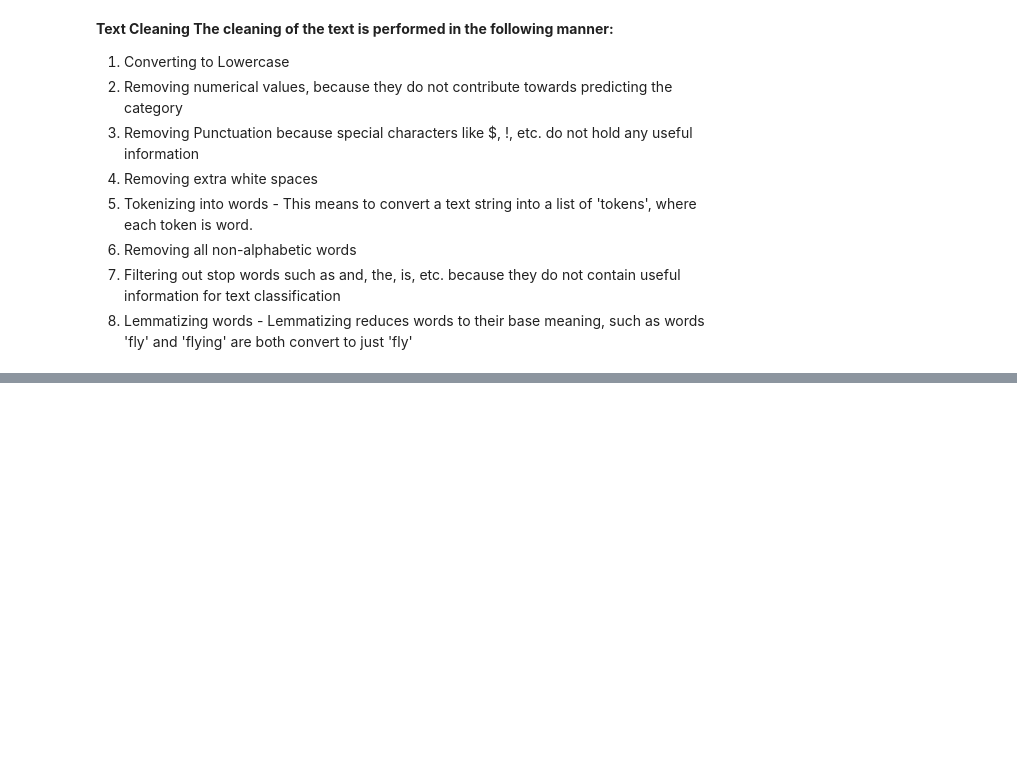
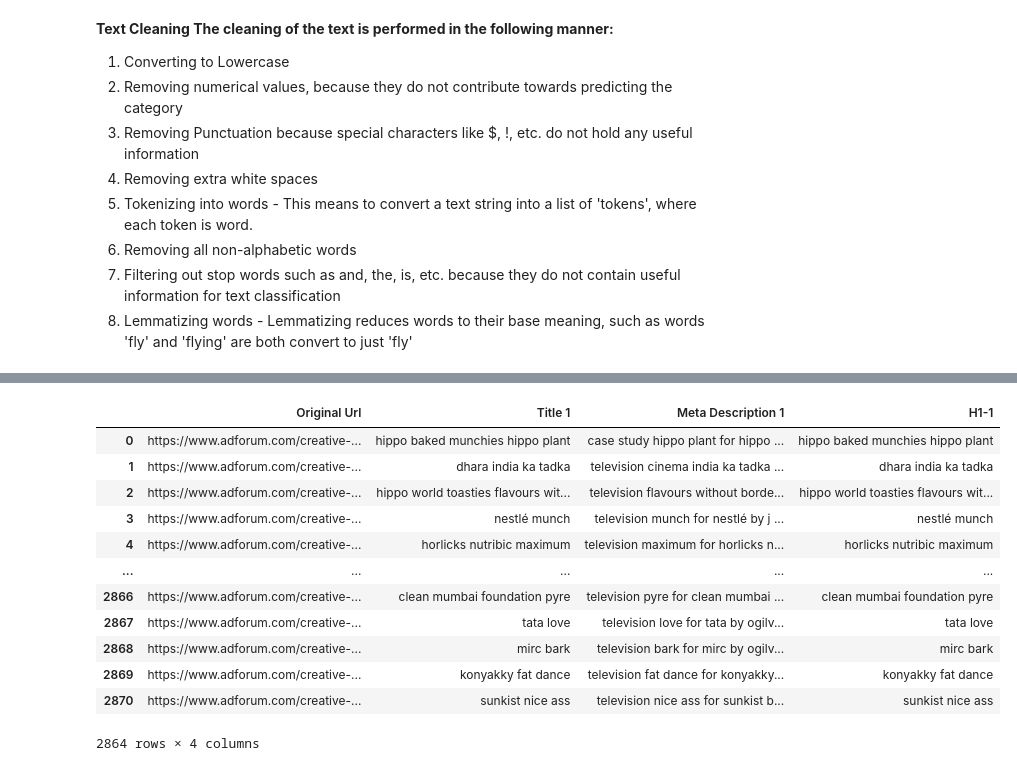
Before and after one commit to bhupeshjoshi7/Ad-Recommender-System, a Jupyter notebook: recommendation.ipynb, the cells around one changed output, grey strips where cells are left out. Saved outputs shown, nothing was run; the diff lists cells and outputs as text; code cells hidden in the pictures; blank space fills up the shorter version.

```diff
--- a/recommendation.ipynb
+++ b/recommendation.ipynb
@@ -280,0 +454,9 @@ dtype: int64
+# %%
+adata = pd.read_csv('collected_indian_ads.csv' )
+
+#delete columns which are not required
+adata.drop(adata.iloc[:, 4:42], inplace = True, axis = 1)
+adata.info()
+adata.isnull().count()
+adata.tail()
+adata=adata.dropna()
@@ -280,0 +475,33 @@ dtype: int64
+# %%
+import pandas as pd
+import string
+
+def preprocess_text(text):
+    # Check if the text is NaN
+    if isinstance(text, str):  # Only process strings
+        # Change to lowercase, remove punctuation, and strip whitespace
+        text = text.lower()
+        text = text.translate(str.maketrans('', '', string.punctuation))
+        text = text.strip()
+    return text
+
+# Apply the preprocessing function to each relevant column
+for col in ['Title 1', 'Meta Description 1', 'H1-1']:
+    adata[col] = adata[col].apply(preprocess_text)
+
+
+adata
+# %% [output]
+|  | Original Url | Title 1 | Meta Description 1 | H1-1 |
+| 0 | https://www.adforum.com/creative-... | hippo baked munchies hippo plant | case study hippo plant for hippo ... | hippo baked munchies hippo plant |
+| 1 | https://www.adforum.com/creative-... | dhara india ka tadka | television cinema india ka tadka ... | dhara india ka tadka |
+| 2 | https://www.adforum.com/creative-... | hippo world toasties flavours wit... | television flavours without borde... | hippo world toasties flavours wit... |
+| 3 | https://www.adforum.com/creative-... | nestlé munch | television munch for nestlé by j ... | nestlé munch |
+| 4 | https://www.adforum.com/creative-... | horlicks nutribic maximum | television maximum for horlicks n... | horlicks nutribic maximum |
+| ... | ... | ... | ... | ... |
+| 2866 | https://www.adforum.com/creative-... | clean mumbai foundation pyre | television pyre for clean mumbai ... | clean mumbai foundation pyre |
+| 2867 | https://www.adforum.com/creative-... | tata love | television love for tata by ogilv... | tata love |
+| 2868 | https://www.adforum.com/creative-... | mirc bark | television bark for mirc by ogilv... | mirc bark |
+| 2869 | https://www.adforum.com/creative-... | konyakky fat dance | television fat dance for konyakky... | konyakky fat dance |
+| 2870 | https://www.adforum.com/creative-... | sunkist nice ass | television nice ass for sunkist b... | sunkist nice ass |
+2864 rows × 4 columns
```
Also changed, not shown: parts of 16 cells of this notebook, 2 other files.
